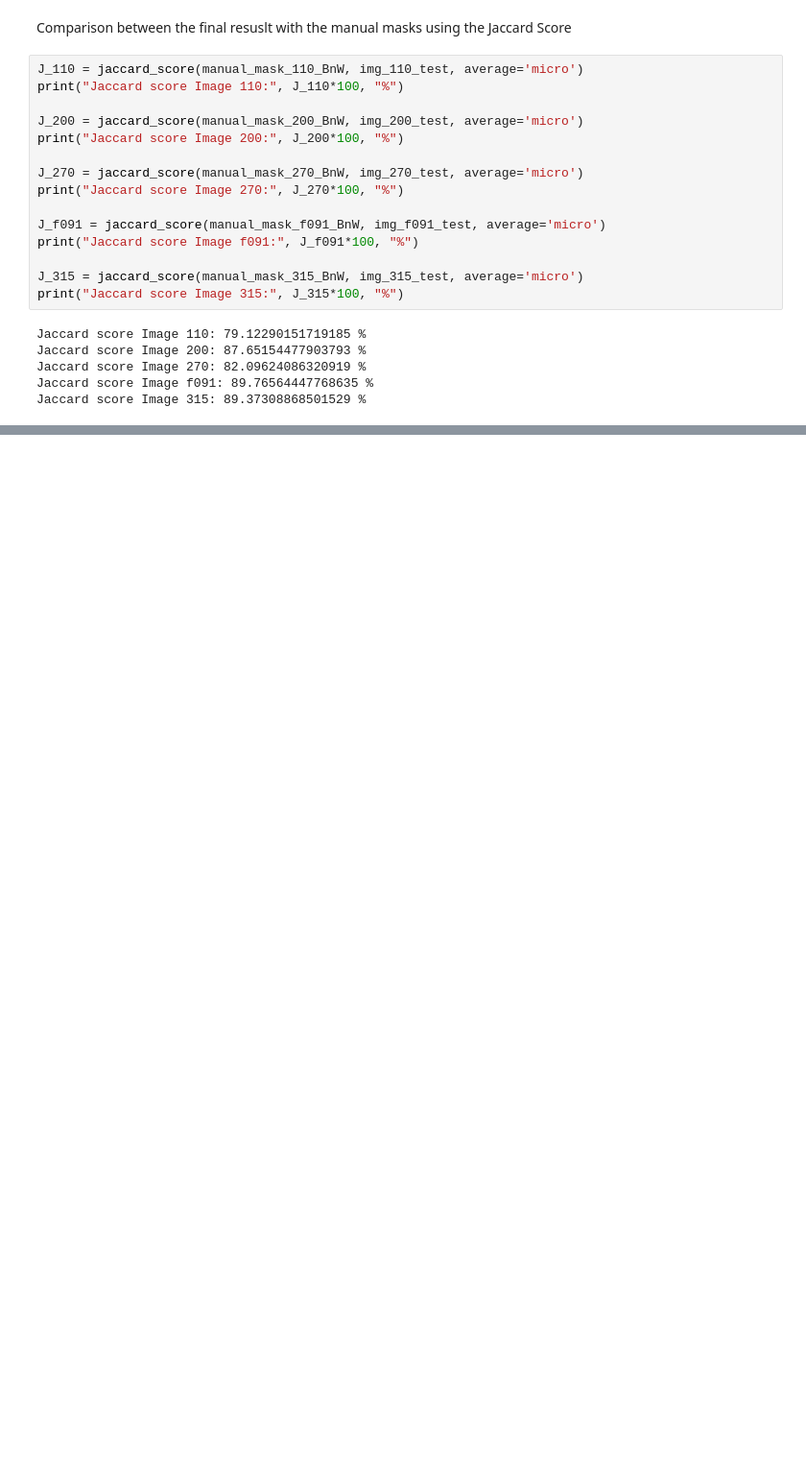
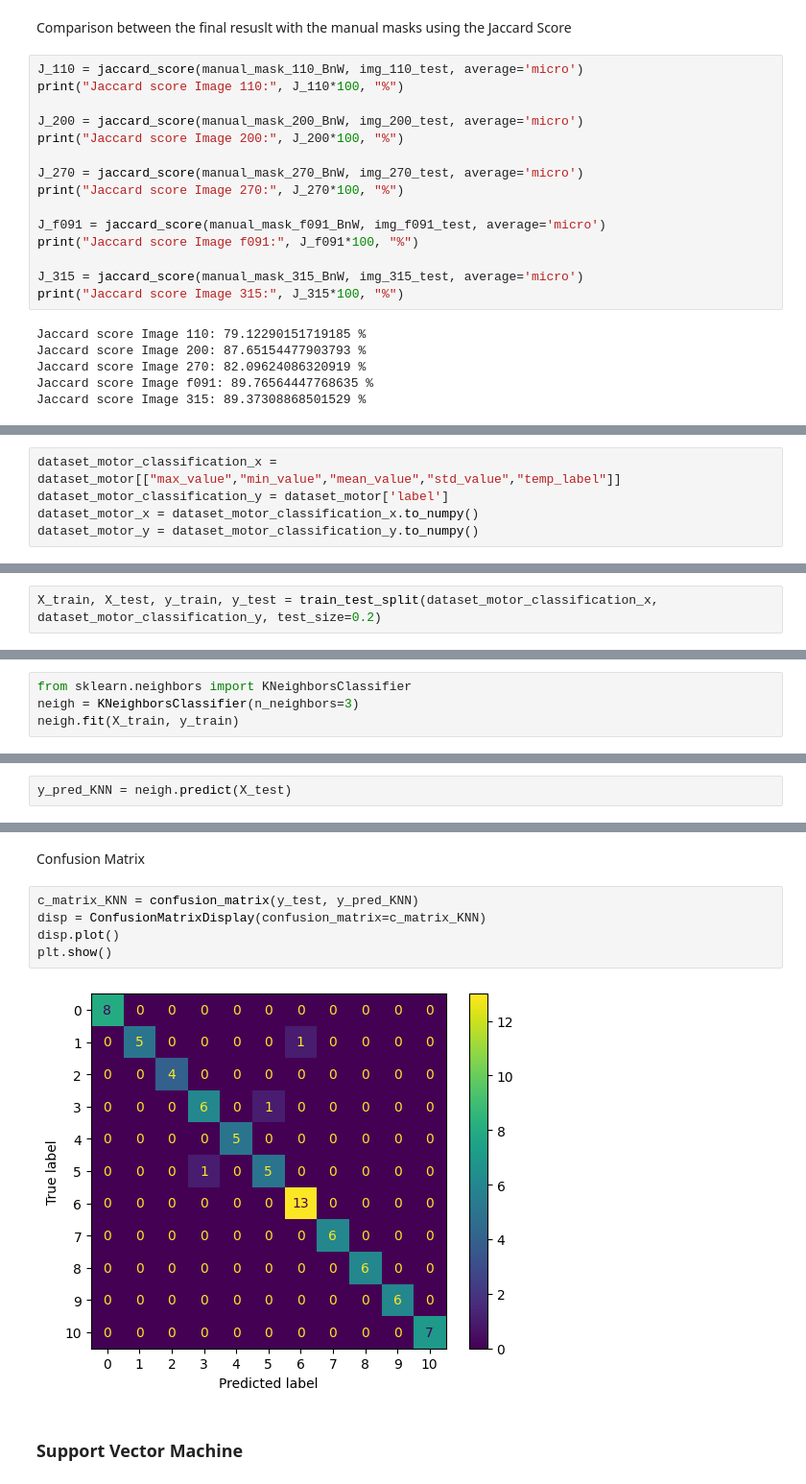
Before and after one commit to anamarigarzon/Predictive_and_Proactive_Maintenance_in_Power_Systems, a Jupyter notebook: Indoor-Power-Systems/IR_image_analysis_Motor.ipynb, the cells around one changed output, grey strips where cells are left out. Shown at 96% size. Drawn from its saved outputs; the diff is of its cells as text; blank space fills up the shorter version.

```diff
--- a/Indoor-Power-Systems/IR_image_analysis_Motor.ipynb
+++ b/Indoor-Power-Systems/IR_image_analysis_Motor.ipynb
@@ -793,0 +870,5 @@ Jaccard score Image 315: 89.37308868501529 %
+# %%
+dataset_motor_classification_x = dataset_motor[["max_value","min_value","mean_value","std_value","temp_label"]]
+dataset_motor_classification_y = dataset_motor['label']
+dataset_motor_x = dataset_motor_classification_x.to_numpy()
+dataset_motor_y = dataset_motor_classification_y.to_numpy()
@@ -793,0 +877,2 @@ Jaccard score Image 315: 89.37308868501529 %
+# %%
+X_train, X_test, y_train, y_test = train_test_split(dataset_motor_classification_x, dataset_motor_classification_y, test_size=0.2)
@@ -793,0 +883,4 @@ Jaccard score Image 315: 89.37308868501529 %
+# %%
+from sklearn.neighbors import KNeighborsClassifier
+neigh = KNeighborsClassifier(n_neighbors=3)
+neigh.fit(X_train, y_train)
@@ -793,0 +889,2 @@ Jaccard score Image 315: 89.37308868501529 %
+# %%
+y_pred_KNN = neigh.predict(X_test)
@@ -793,0 +914,11 @@ Jaccard score Image 315: 89.37308868501529 %
+# %% [markdown]
+Confusion Matrix
+# %%
+c_matrix_KNN = confusion_matrix(y_test, y_pred_KNN)
+disp = ConfusionMatrixDisplay(confusion_matrix=c_matrix_KNN)
+disp.plot()
+plt.show()
+# %% [output]
+[figure, added]
+# %% [markdown]
+### Support Vector Machine
```
Also changed, not shown: parts of 107 cells of this notebook.
